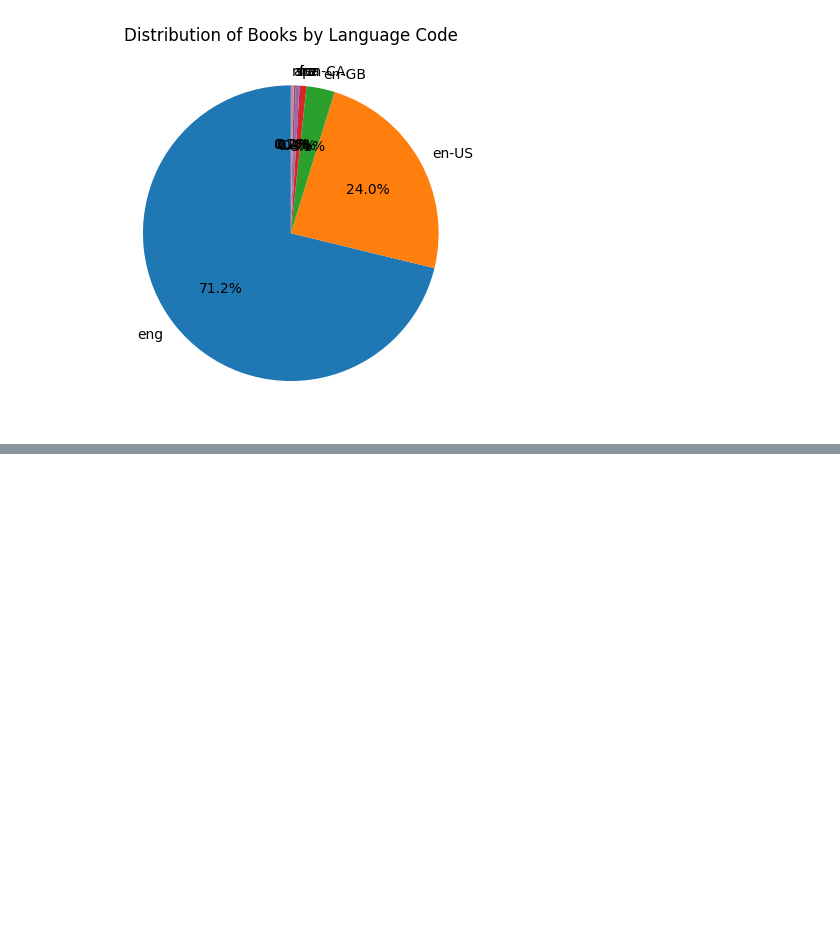
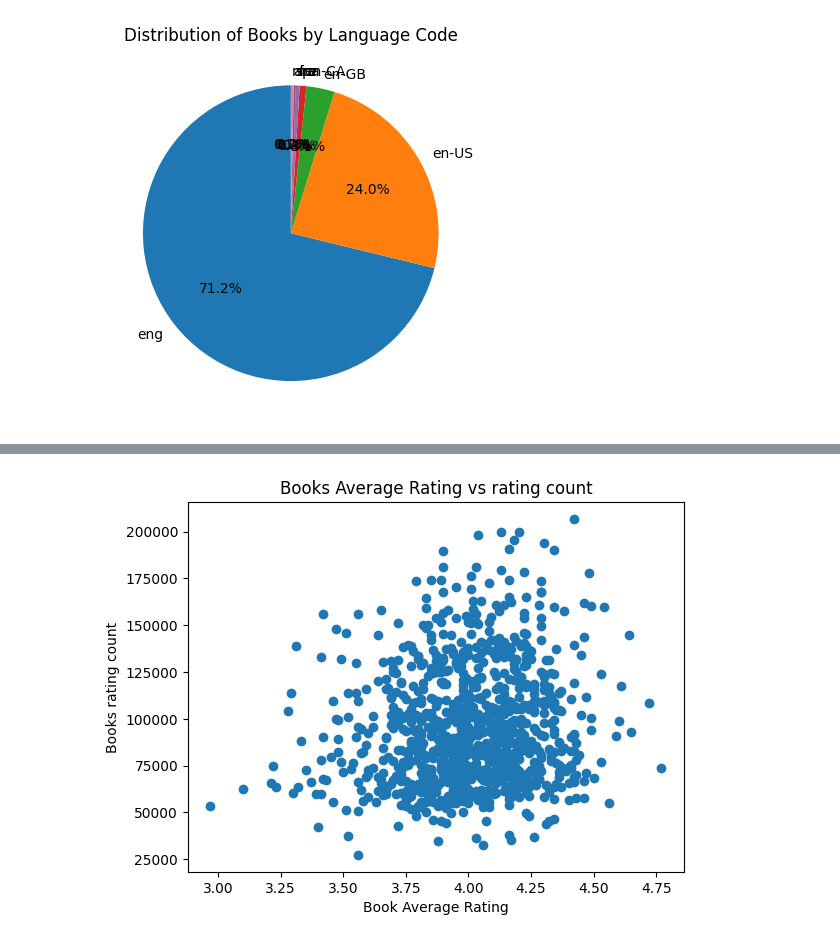
Before and after one commit to Abdul-Rafay-web/Data-Wrangling, a Jupyter notebook: Books Data Analysis and EDA/books_data_analysis.ipynb, the cells around one changed output, grey strips where cells are left out. Cells and saved outputs as stored; diff of their text form; code cells hidden in the pictures; blank space fills up the shorter version.

```diff
--- a/Books Data Analysis and EDA/books_data_analysis.ipynb
+++ b/Books Data Analysis and EDA/books_data_analysis.ipynb
@@ -110,0 +146,8 @@ plt.show()
+# %%
+plt.scatter(df['Book_average_rating'],df['Book_ratings_count'])
+plt.xlabel('Book Average Rating')
+plt.ylabel('Books rating count')
+plt.title('Books Average Rating vs rating count')
+plt.show()
+# %% [output]
+[figure, added]
```
Also changed, not shown: parts of 5 cells of this notebook.
